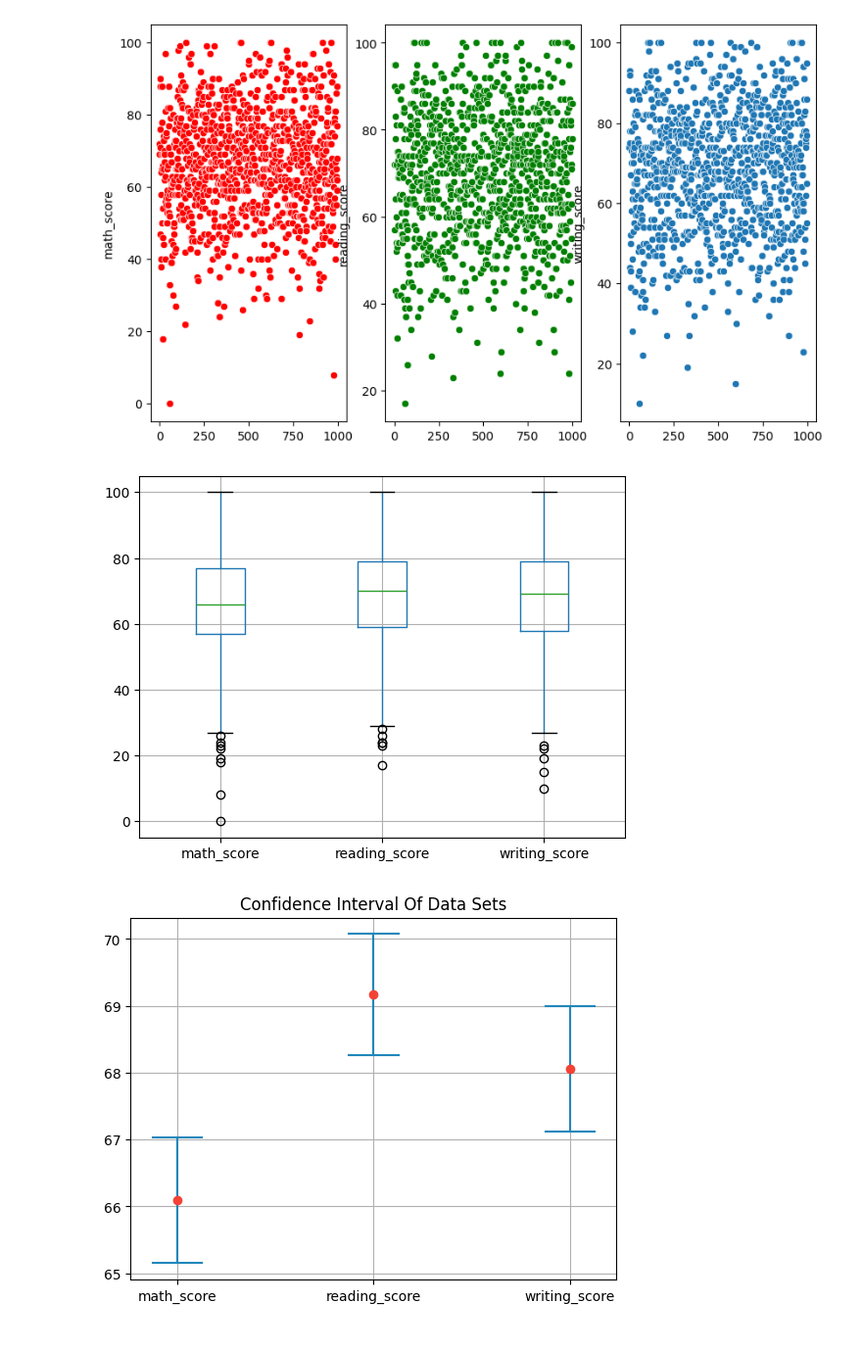
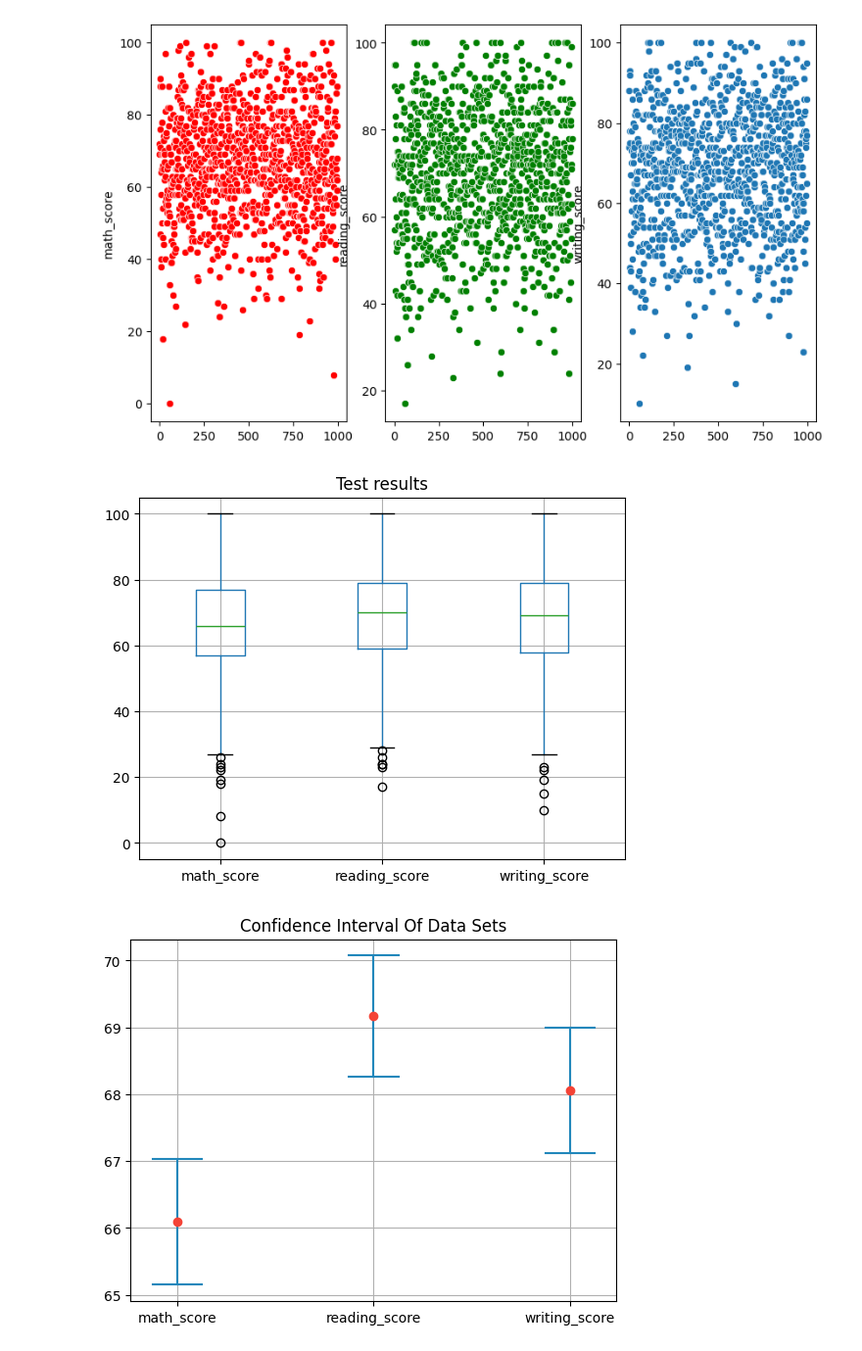
Before and after one commit to AlexTmbMifi/ML-Projects.-Statistics, a Jupyter notebook: StudentAnalys.ipynb, the cells around one changed output. Shown at 98% size. Cells and saved outputs as stored; diff of their text form; code cells hidden in the pictures.

```diff
--- a/StudentAnalys.ipynb
+++ b/StudentAnalys.ipynb
@@ -116,8 +119,9 @@ sns.scatterplot(df.writing_score, ax = axs[2]);
 # %%
 # как видно из предыдущего построения, диаграммы рассеяния при большой плотности данных сложны для анализа
 # построение результатов тестов на boxplot. По величине выбросов можно сказать, какой предмет написали хуже всего
+plt.title('Test results')
 df.boxplot(column=['math_score', 'reading_score', 'writing_score']);
 # %% [output]
-[figure, old version]
+[figure, new version]
 # %%
 # функция построения доверительных интервалов
```
Also changed, not shown: parts of 26 cells of this notebook.
